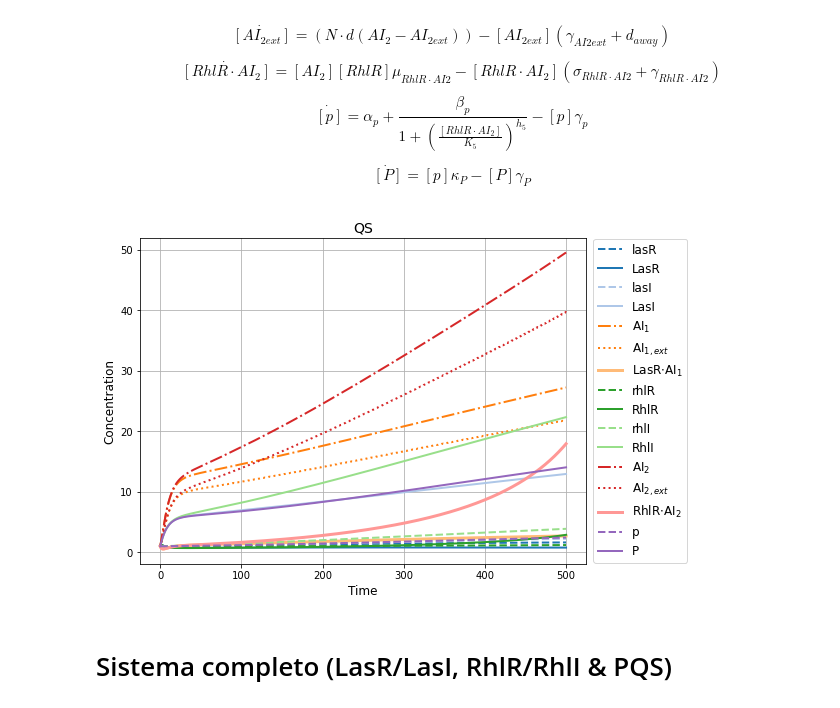
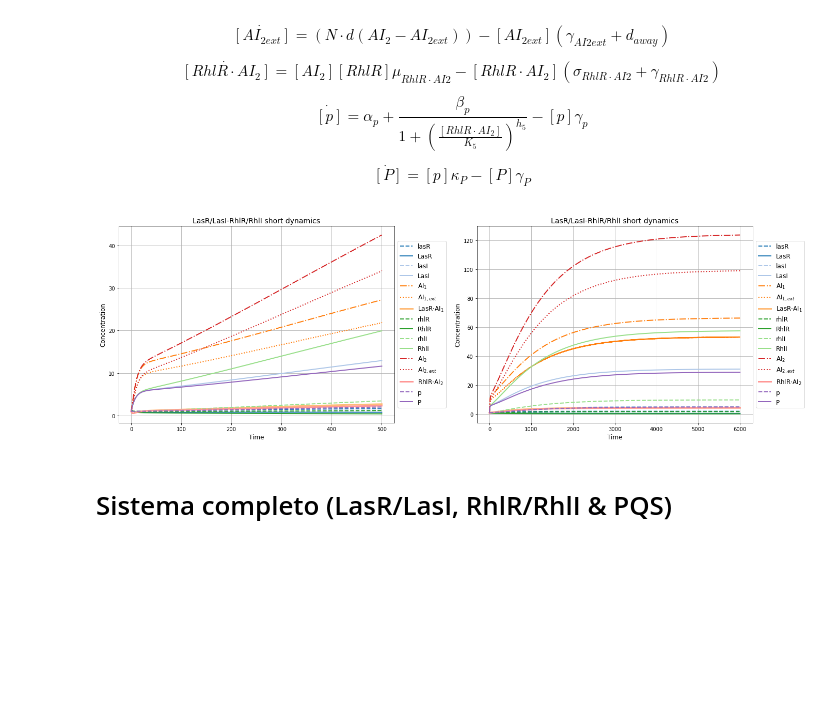
Before and after one commit to alejandrocs98/P-aeruginosa-qs, a Jupyter notebook: qs_deterministic.ipynb, the cells around one changed output. Cells and saved outputs as stored; diff of their text form; code cells hidden in the pictures; blank space fills up the shorter version.

```diff
--- a/qs_deterministic.ipynb
+++ b/qs_deterministic.ipynb
@@ -264,10 +421,10 @@ def LasRI_RhlRI_qs(t, r):
     dAI1_ext = (N*d*(AI1-AI1_ext)) - (AI1_ext*(g_AI1_ext + d_away))
     dLasRAI1 = AI1*LasR*u_LasRAI1 - (LasRAI1*(s_LasRAI1 + g_LasRAI1))
     drhlR = a_rhlR + (b_rhlR/(1+(LasRAI1/K2)**h2)) - rhlR*g_lasR
-    dRhlR = rhlR*k_RhlR + RhlRAI2*s_RhlRAI2 - AI1*RhlR*u_RhlRAI2 - RhlR*g_RhlR
+    dRhlR = rhlR*k_RhlR + RhlRAI2*s_RhlRAI2 - AI2*RhlR*u_RhlRAI2 - RhlR*g_RhlR
     drhlI = a_rhlI + (b_rhlI/(1+(LasRAI1/K3)**h3)) + (b_rhlI/(1+(RhlRAI2/K4)**h4)) - rhlI*g_rhlI
     dRhlI = rhlI*k_RhlI - RhlI*g_RhlI
-    dAI2 = RhlI*k_AI2 + RhlRAI2*s_RhlRAI2 - AI1*RhlR*u_RhlRAI2 - (d*(AI2-AI2_ext)) - AI2*g_AI1
+    dAI2 = RhlI*k_AI2 + RhlRAI2*s_RhlRAI2 - AI2*RhlR*u_RhlRAI2 - (d*(AI2-AI2_ext)) - AI2*g_AI2
     dAI2_ext = (N*d*(AI2-AI2_ext)) - (AI2_ext*(g_AI2_ext + d_away))
     dRhlRAI2 = AI2*RhlR*u_RhlRAI2 - (RhlRAI2*(s_RhlRAI2 + g_RhlRAI2))
     dp = a_p + (b_p/(1+(RhlRAI2/K5)**h5)) - p*g_p
@@ -275,33 +432,58 @@ def LasRI_RhlRI_qs(t, r):
 
     return np.array([dlasR, dLasR, dlasI, dLasI, dAI1, dAI1_ext, dLasRAI1, drhlR, dRhlR, drhlI, dRhlI, dAI2, dAI2_ext, dRhlRAI2, dp, dP])
 # %%
-LasRI_RhlRI_qs_dynamics = solve_ivp(LasRI_RhlRI_qs, [0, 500], [1, 1, 1, 1, 1, 1, 1, 1, 1, 1, 1, 1, 1, 1, 1, 1])
+LasRI_RhlRI_qs_dynamics_short = solve_ivp(LasRI_RhlRI_qs, [0, 500], [1, 1, 1, 1, 1, 1, 1, 1, 1, 1, 1, 1, 1, 1, 1, 1])
+LasRI_RhlRI_qs_dynamics_long = solve_ivp(LasRI_RhlRI_qs, [0, 6000], [1, 1, 1, 1, 1, 1, 1, 1, 1, 1, 1, 1, 1, 1, 1, 1])
 # %%
-plt.figure(figsize=(8,6))
-plt.plot(LasRI_RhlRI_qs_dynamics.t, LasRI_RhlRI_qs_dynamics.y[0], lw=2, label='lasR', color=cm.tab20(0), ls='--')
-plt.plot(LasRI_RhlRI_qs_dynamics.t, LasRI_RhlRI_qs_dynamics.y[1], lw=2, label='LasR', color=cm.tab20(0), ls='-')
-plt.plot(LasRI_RhlRI_qs_dynamics.t, LasRI_RhlRI_qs_dynamics.y[2], lw=2, label='lasI', color=cm.tab20(1), ls='--')
-plt.plot(LasRI_RhlRI_qs_dynamics.t, LasRI_RhlRI_qs_dynamics.y[3], lw=2, label='LasI', color=cm.tab20(1), ls='-')
-plt.plot(LasRI_RhlRI_qs_dynamics.t, LasRI_RhlRI_qs_dynamics.y[4], lw=2, label='AI$_1$', color=cm.tab20(2), ls='-.')
-plt.plot(LasRI_RhlRI_qs_dynamics.t, LasRI_RhlRI_qs_dynamics.y[5], lw=2, label='AI$_{1,ext}$', color=cm.tab20(2), ls=':')
-plt.plot(LasRI_RhlRI_qs_dynamics.t, LasRI_RhlRI_qs_dynamics.y[6], lw=3, label='LasR$\cdot$AI$_1$', color=cm.tab20(3), ls='-')
-plt.plot(LasRI_RhlRI_qs_dynamics.t, LasRI_RhlRI_qs_dynamics.y[7], lw=2, label='rhlR', color=cm.tab20(4), ls='--')
-plt.plot(LasRI_RhlRI_qs_dynamics.t, LasRI_RhlRI_qs_dynamics.y[8], lw=2, label='RhlR', color=cm.tab20(4), ls='-')
-plt.plot(LasRI_RhlRI_qs_dynamics.t, LasRI_RhlRI_qs_dynamics.y[9], lw=2, label='rhlI', color=cm.tab20(5), ls='--')
-plt.plot(LasRI_RhlRI_qs_dynamics.t, LasRI_RhlRI_qs_dynamics.y[10], lw=2, label='RhlI', color=cm.tab20(5), ls='-')
-plt.plot(LasRI_RhlRI_qs_dynamics.t, LasRI_RhlRI_qs_dynamics.y[11], lw=2, label='AI$_2$', color=cm.tab20(6), ls='-.')
-plt.plot(LasRI_RhlRI_qs_dynamics.t, LasRI_RhlRI_qs_dynamics.y[12], lw=2, label='AI$_{2,ext}$', color=cm.tab20(6), ls=':')
-plt.plot(LasRI_RhlRI_qs_dynamics.t, LasRI_RhlRI_qs_dynamics.y[13], lw=3, label='RhlR$\cdot$AI$_2$', color=cm.tab20(7), ls='-')
-plt.plot(LasRI_RhlRI_qs_dynamics.t, LasRI_RhlRI_qs_dynamics.y[14], lw=2, label='p', color=cm.tab20(8), ls='--')
-plt.plot(LasRI_RhlRI_qs_dynamics.t, LasRI_RhlRI_qs_dynamics.y[15], lw=2, label='P', color=cm.tab20(8), ls='-')
+plt.figure(figsize=(22,7))
+plt.subplots_adjust(wspace=0.3)
+plt.subplot(1,2,1)
+plt.plot(LasRI_RhlRI_qs_dynamics_short.t, LasRI_RhlRI_qs_dynamics_short.y[0], lw=2, label='lasR', color=cm.tab20(0), ls='--')
+plt.plot(LasRI_RhlRI_qs_dynamics_short.t, LasRI_RhlRI_qs_dynamics_short.y[1], lw=2, label='LasR', color=cm.tab20(0), ls='-')
+plt.plot(LasRI_RhlRI_qs_dynamics_short.t, LasRI_RhlRI_qs_dynamics_short.y[2], lw=2, label='lasI', color=cm.tab20(1), ls='--')
+plt.plot(LasRI_RhlRI_qs_dynamics_short.t, LasRI_RhlRI_qs_dynamics_short.y[3], lw=2, label='LasI', color=cm.tab20(1), ls='-')
+plt.plot(LasRI_RhlRI_qs_dynamics_short.t, LasRI_RhlRI_qs_dynamics_short.y[4], lw=2, label='AI$_1$', color=cm.tab20(2), ls='-.')
+plt.plot(LasRI_RhlRI_qs_dynamics_short.t, LasRI_RhlRI_qs_dynamics_short.y[5], lw=2, label='AI$_{1,ext}$', color=cm.tab20(2), ls=':')
+plt.plot(LasRI_RhlRI_qs_dynamics_short.t, LasRI_RhlRI_qs_dynamics_short.y[6], lw=3, label='LasR$\cdot$AI$_1$', color=cm.tab20(3), ls='-')
+plt.plot(LasRI_RhlRI_qs_dynamics_short.t, LasRI_RhlRI_qs_dynamics_short.y[7], lw=2, label='rhlR', color=cm.tab20(4), ls='--')
+plt.plot(LasRI_RhlRI_qs_dynamics_short.t, LasRI_RhlRI_qs_dynamics_short.y[8], lw=2, label='RhlR', color=cm.tab20(4), ls='-')
+plt.plot(LasRI_RhlRI_qs_dynamics_short.t, LasRI_RhlRI_qs_dynamics_short.y[9], lw=2, label='rhlI', color=cm.tab20(5), ls='--')
+plt.plot(LasRI_RhlRI_qs_dynamics_short.t, LasRI_RhlRI_qs_dynamics_short.y[10], lw=2, label='RhlI', color=cm.tab20(5), ls='-')
+plt.plot(LasRI_RhlRI_qs_dynamics_short.t, LasRI_RhlRI_qs_dynamics_short.y[11], lw=2, label='AI$_2$', color=cm.tab20(6), ls='-.')
+plt.plot(LasRI_RhlRI_qs_dynamics_short.t, LasRI_RhlRI_qs_dynamics_short.y[12], lw=2, label='AI$_{2,ext}$', color=cm.tab20(6), ls=':')
+plt.plot(LasRI_RhlRI_qs_dynamics_short.t, LasRI_RhlRI_qs_dynamics_short.y[13], lw=3, label='RhlR$\cdot$AI$_2$', color=cm.tab20(7), ls='-')
+plt.plot(LasRI_RhlRI_qs_dynamics_short.t, LasRI_RhlRI_qs_dynamics_short.y[14], lw=2, label='p', color=cm.tab20(8), ls='--')
+plt.plot(LasRI_RhlRI_qs_dynamics_short.t, LasRI_RhlRI_qs_dynamics_short.y[15], lw=2, label='P', color=cm.tab20(8), ls='-')
 plt.grid()
-plt.legend(loc='center right', bbox_to_anchor=(1.24, 0.50), ncol=1, fancybox=True, shadow=False, fontsize=12)
+plt.legend(loc='center right', bbox_to_anchor=(1.20, 0.50), ncol=1, fancybox=True, shadow=False, fontsize=12)
 plt.xlabel('Time', fontsize=12)
 plt.ylabel('Concentration', fontsize=12)
-plt.title('QS', fontsize=14)
+plt.title('LasR/LasI-RhlR/RhlI short dynamics', fontsize=14)
+plt.subplot(1,2,2)
+plt.plot(LasRI_RhlRI_qs_dynamics_long.t, LasRI_RhlRI_qs_dynamics_long.y[0], lw=2, label='lasR', color=cm.tab20(0), ls='--')
+plt.plot(LasRI_RhlRI_qs_dynamics_long.t, LasRI_RhlRI_qs_dynamics_long.y[1], lw=2, label='LasR', color=cm.tab20(0), ls='-')
+plt.plot(LasRI_RhlRI_qs_dynamics_long.t, LasRI_RhlRI_qs_dynamics_long.y[2], lw=2, label='lasI', color=cm.tab20(1), ls='--')
+plt.plot(LasRI_RhlRI_qs_dynamics_long.t, LasRI_RhlRI_qs_dynamics_long.y[3], lw=2, label='LasI', color=cm.tab20(1), ls='-')
+plt.plot(LasRI_RhlRI_qs_dynamics_long.t, LasRI_RhlRI_qs_dynamics_long.y[4], lw=2, label='AI$_1$', color=cm.tab20(2), ls='-.')
+plt.plot(LasRI_RhlRI_qs_dynamics_long.t, LasRI_RhlRI_qs_dynamics_long.y[5], lw=2, label='AI$_{1,ext}$', color=cm.tab20(2), ls=':')
+plt.plot(LasRI_RhlRI_qs_dynamics_long.t, LasRI_RhlRI_qs_dynamics_long.y[6], lw=3, label='LasR$\cdot$AI$_1$', color=cm.tab20(3), ls='-')
+plt.plot(LasRI_RhlRI_qs_dynamics_long.t, LasRI_RhlRI_qs_dynamics_long.y[7], lw=2, label='rhlR', color=cm.tab20(4), ls='--')
+plt.plot(LasRI_RhlRI_qs_dynamics_long.t, LasRI_RhlRI_qs_dynamics_long.y[8], lw=2, label='RhlR', color=cm.tab20(4), ls='-')
+plt.plot(LasRI_RhlRI_qs_dynamics_long.t, LasRI_RhlRI_qs_dynamics_long.y[9], lw=2, label='rhlI', color=cm.tab20(5), ls='--')
+plt.plot(LasRI_RhlRI_qs_dynamics_long.t, LasRI_RhlRI_qs_dynamics_long.y[10], lw=2, label='RhlI', color=cm.tab20(5), ls='-')
+plt.plot(LasRI_RhlRI_qs_dynamics_long.t, LasRI_RhlRI_qs_dynamics_long.y[11], lw=2, label='AI$_2$', color=cm.tab20(6), ls='-.')
+plt.plot(LasRI_RhlRI_qs_dynamics_long.t, LasRI_RhlRI_qs_dynamics_long.y[12], lw=2, label='AI$_{2,ext}$', color=cm.tab20(6), ls=':')
+plt.plot(LasRI_RhlRI_qs_dynamics_long.t, LasRI_RhlRI_qs_dynamics_long.y[13], lw=3, label='RhlR$\cdot$AI$_2$', color=cm.tab20(7), ls='-')
+plt.plot(LasRI_RhlRI_qs_dynamics_long.t, LasRI_RhlRI_qs_dynamics_long.y[14], lw=2, label='p', color=cm.tab20(8), ls='--')
+plt.plot(LasRI_RhlRI_qs_dynamics_long.t, LasRI_RhlRI_qs_dynamics_long.y[15], lw=2, label='P', color=cm.tab20(8), ls='-')
+plt.grid()
+plt.legend(loc='center right', bbox_to_anchor=(1.20, 0.50), ncol=1, fancybox=True, shadow=False, fontsize=12)
+plt.xlabel('Time', fontsize=12)
+plt.ylabel('Concentration', fontsize=12)
+plt.title('LasR/LasI-RhlR/RhlI short dynamics', fontsize=14)
 plt.show()
 # %% [output]
-[figure, old version]
+[figure, new version]
 # %% [markdown]
 # Sistema completo (LasR/LasI, RhlR/RhlI & PQS)
 # %% [markdown]
```
Also changed, not shown: parts of 10 cells of this notebook, 1 other file.
